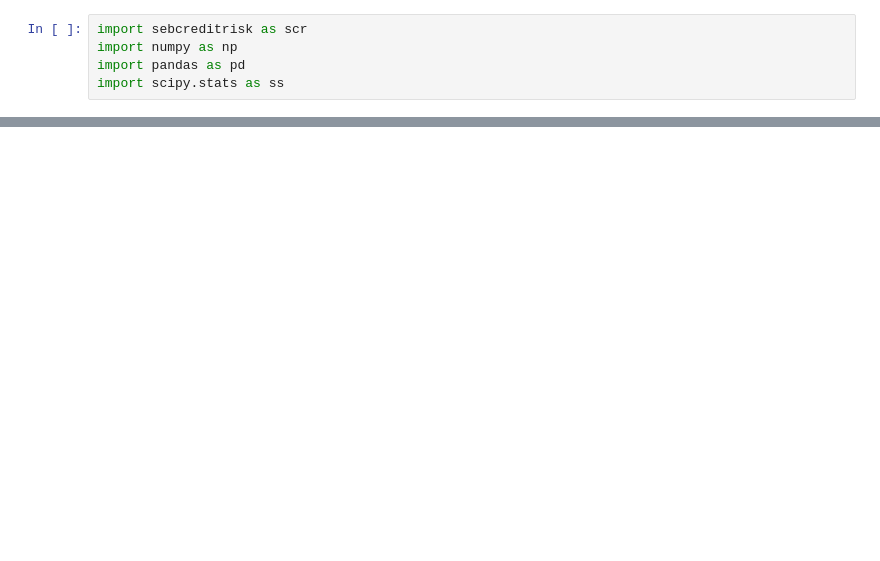
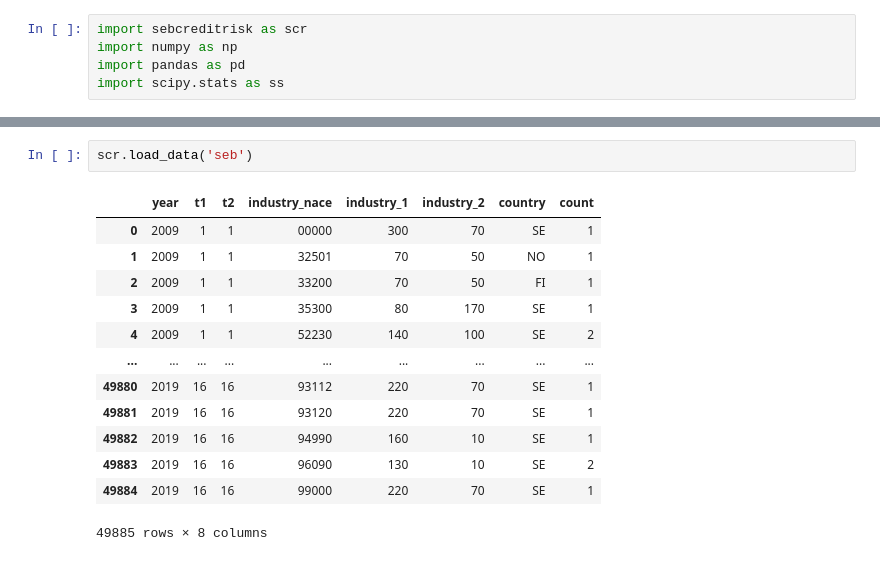
Before and after one commit to trananhthong/sebcreditrisk, a Jupyter notebook: notebooks/test.ipynb, the cells around one changed output, grey strips where cells are left out. Saved outputs shown, nothing was run; the diff lists cells and outputs as text; blank space fills up the shorter version.

```diff
--- a/notebooks/test.ipynb
+++ b/notebooks/test.ipynb
@@ -7,0 +44,16 @@ import scipy.stats as ss
+# %%
+scr.load_data('seb')
+# %% [output]
+|  | year | t1 | t2 | industry_nace | industry_1 | industry_2 | country | count |
+| 0 | 2009 | 1 | 1 | 00000 | 300 | 70 | SE | 1 |
+| 1 | 2009 | 1 | 1 | 32501 | 70 | 50 | NO | 1 |
+| 2 | 2009 | 1 | 1 | 33200 | 70 | 50 | FI | 1 |
+| 3 | 2009 | 1 | 1 | 35300 | 80 | 170 | SE | 1 |
+| 4 | 2009 | 1 | 1 | 52230 | 140 | 100 | SE | 2 |
+| ... | ... | ... | ... | ... | ... | ... | ... | ... |
+| 49880 | 2019 | 16 | 16 | 93112 | 220 | 70 | SE | 1 |
+| 49881 | 2019 | 16 | 16 | 93120 | 220 | 70 | SE | 1 |
+| 49882 | 2019 | 16 | 16 | 94990 | 160 | 10 | SE | 1 |
+| 49883 | 2019 | 16 | 16 | 96090 | 130 | 10 | SE | 2 |
+| 49884 | 2019 | 16 | 16 | 99000 | 220 | 70 | SE | 1 |
+49885 rows × 8 columns
```
Also changed, not shown: parts of 10 cells of this notebook.
